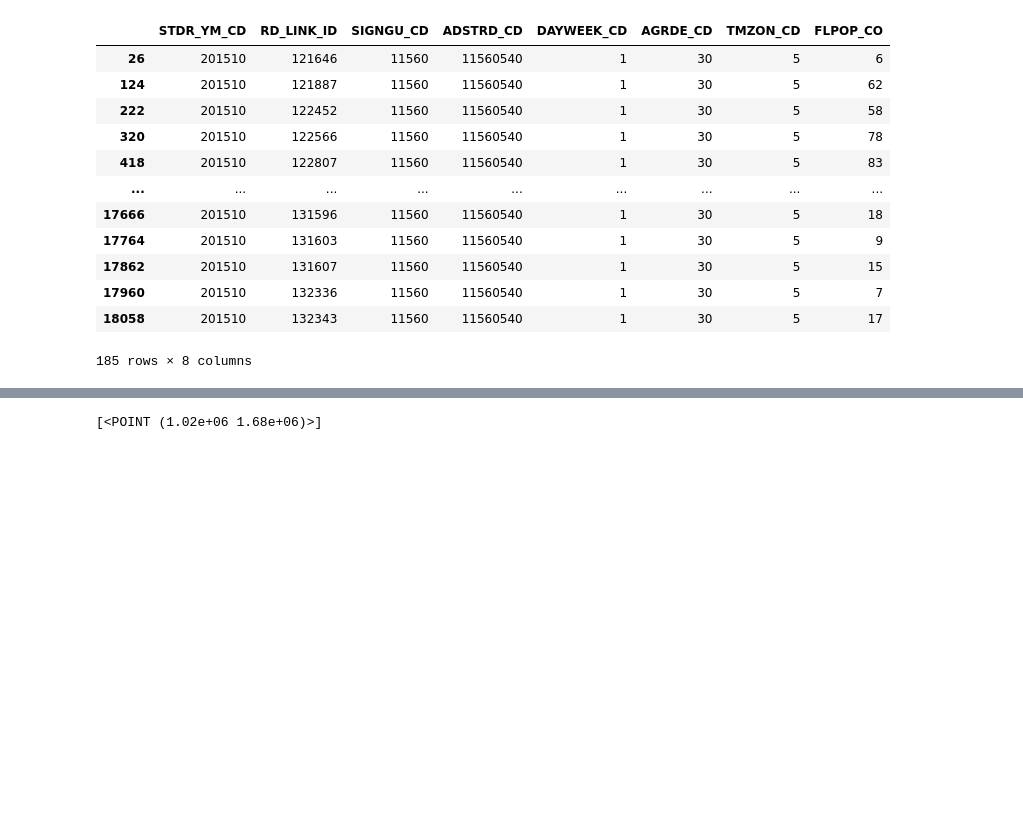
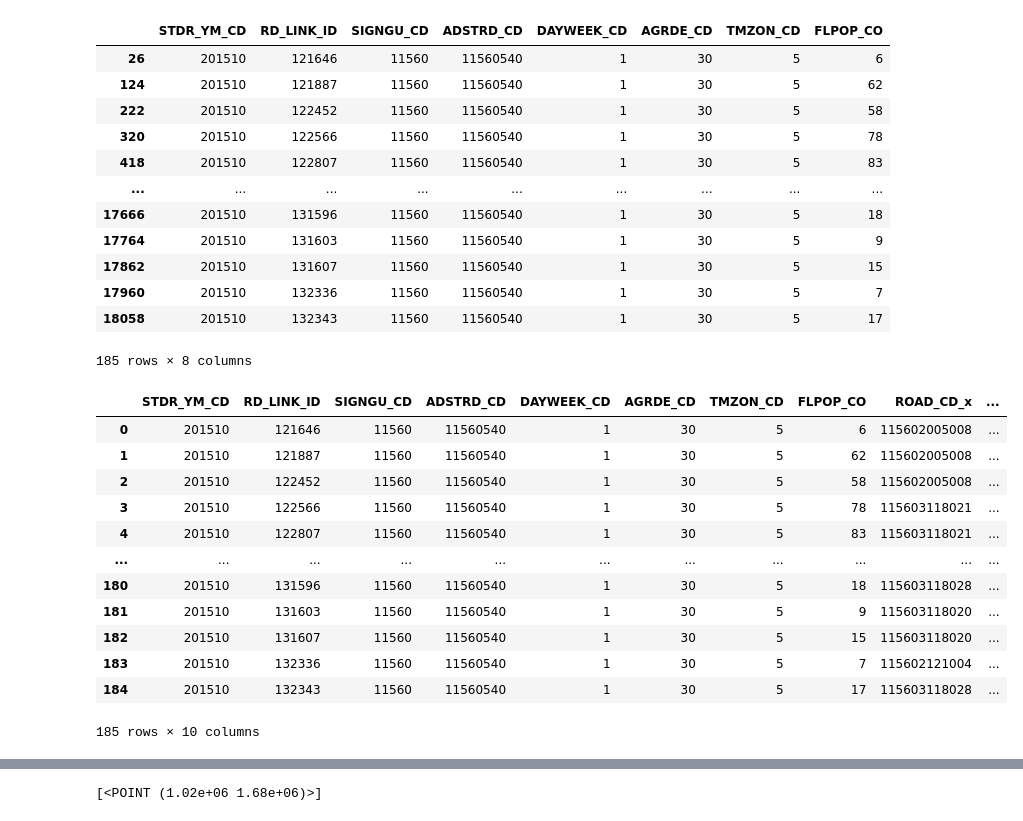
Before and after one commit to seongyeon1/Seoul_Festival, a Jupyter notebook: 밀집도.ipynb, the cells around one changed output, grey strips where cells are left out. Saved outputs shown, nothing was run; the diff lists cells and outputs as text; code cells hidden in the pictures; blank space fills up the shorter version.

```diff
--- a/밀집도.ipynb
+++ b/밀집도.ipynb
@@ -48,5 +48,29 @@ filtered_population_data
 | 17960 | 201510 | 132336 | 11560 | 11560540 | 1 | 30 | 5 | 7 |
 | 18058 | 201510 | 132343 | 11560 | 11560540 | 1 | 30 | 5 | 17 |
 185 rows × 8 columns
+# %%
+# Check for matching RD_LINK_ID in both dataframes
+matching_ids = road_link_data['RD_LINK_ID'].isin(filtered_population_data['RD_LINK_ID'])
+# %%
+# Add the ROAD_CD column to the filtered_population_data dataframe
+if matching_ids.any():
+    matching_road_data = road_link_data[matching_ids]
+    filtered_population_data = pd.merge(filtered_population_data, matching_road_data[['RD_LINK_ID', 'ROAD_CD']], on='RD_LINK_ID', how='left')
+
+filtered_population_data
+# %% [output]
+|  | STDR_YM_CD | RD_LINK_ID | SIGNGU_CD | ADSTRD_CD | DAYWEEK_CD | AGRDE_CD | TMZON_CD | FLPOP_CO | ROAD_CD_x | ... |
+| 0 | 201510 | 121646 | 11560 | 11560540 | 1 | 30 | 5 | 6 | 115602005008 | ... |
+| 1 | 201510 | 121887 | 11560 | 11560540 | 1 | 30 | 5 | 62 | 115602005008 | ... |
+| 2 | 201510 | 122452 | 11560 | 11560540 | 1 | 30 | 5 | 58 | 115602005008 | ... |
+| 3 | 201510 | 122566 | 11560 | 11560540 | 1 | 30 | 5 | 78 | 115603118021 | ... |
+| 4 | 201510 | 122807 | 11560 | 11560540 | 1 | 30 | 5 | 83 | 115603118021 | ... |
+| ... | ... | ... | ... | ... | ... | ... | ... | ... | ... | ... |
+| 180 | 201510 | 131596 | 11560 | 11560540 | 1 | 30 | 5 | 18 | 115603118028 | ... |
+| 181 | 201510 | 131603 | 11560 | 11560540 | 1 | 30 | 5 | 9 | 115603118020 | ... |
+| 182 | 201510 | 131607 | 11560 | 11560540 | 1 | 30 | 5 | 15 | 115603118020 | ... |
+| 183 | 201510 | 132336 | 11560 | 11560540 | 1 | 30 | 5 | 7 | 115602121004 | ... |
+| 184 | 201510 | 132343 | 11560 | 11560540 | 1 | 30 | 5 | 17 | 115603118028 | ... |
+185 rows × 10 columns
 # %%
 # 2. shp 파일 로드
```
Also changed, not shown: parts of 8 cells of this notebook, 1 other file.
